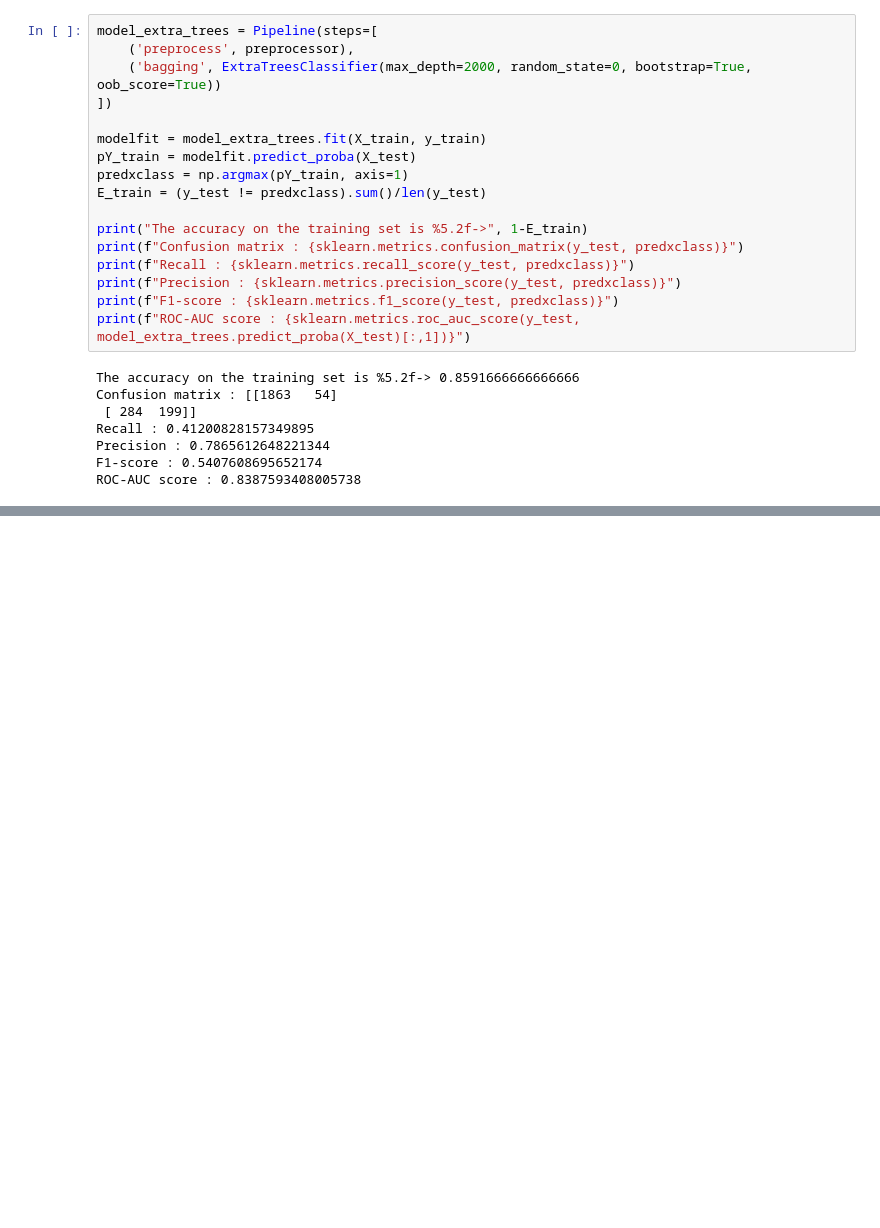
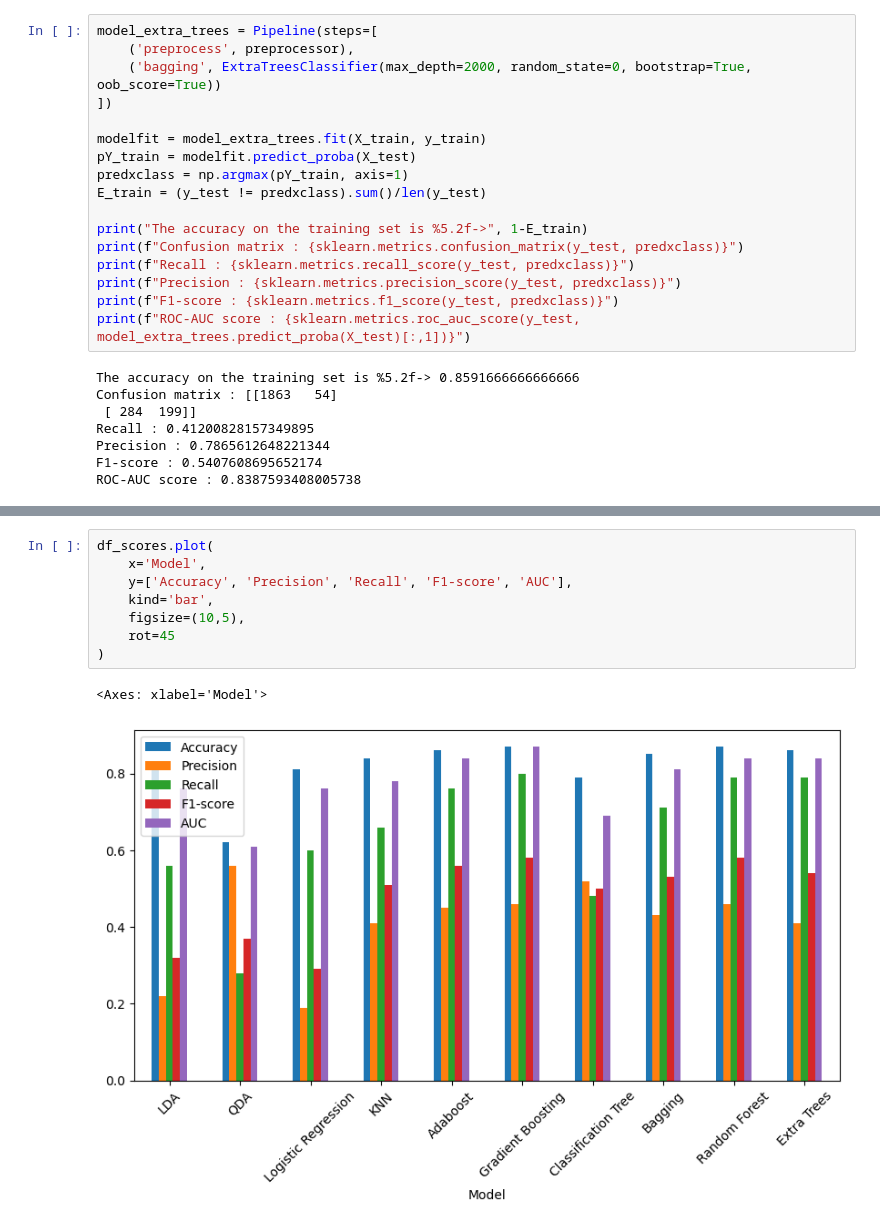
Before and after one commit to ClemouDouard/supervized_learning_project, a Jupyter notebook: final.ipynb, the cells around one changed output, grey strips where cells are left out. Drawn from its saved outputs; the diff is of its cells as text; blank space fills up the shorter version.

```diff
--- a/final.ipynb
+++ b/final.ipynb
@@ -407,0 +476,11 @@ ROC-AUC score : 0.8387593408005738
+# %%
+df_scores.plot(
+    x='Model',
+    y=['Accuracy', 'Precision', 'Recall', 'F1-score', 'AUC'],
+    kind='bar',
+    figsize=(10,5),
+    rot=45
+)
+# %% [output]
+<Axes: xlabel='Model'>
+[figure, added]
```
Also changed, not shown: parts of 5 cells of this notebook.
